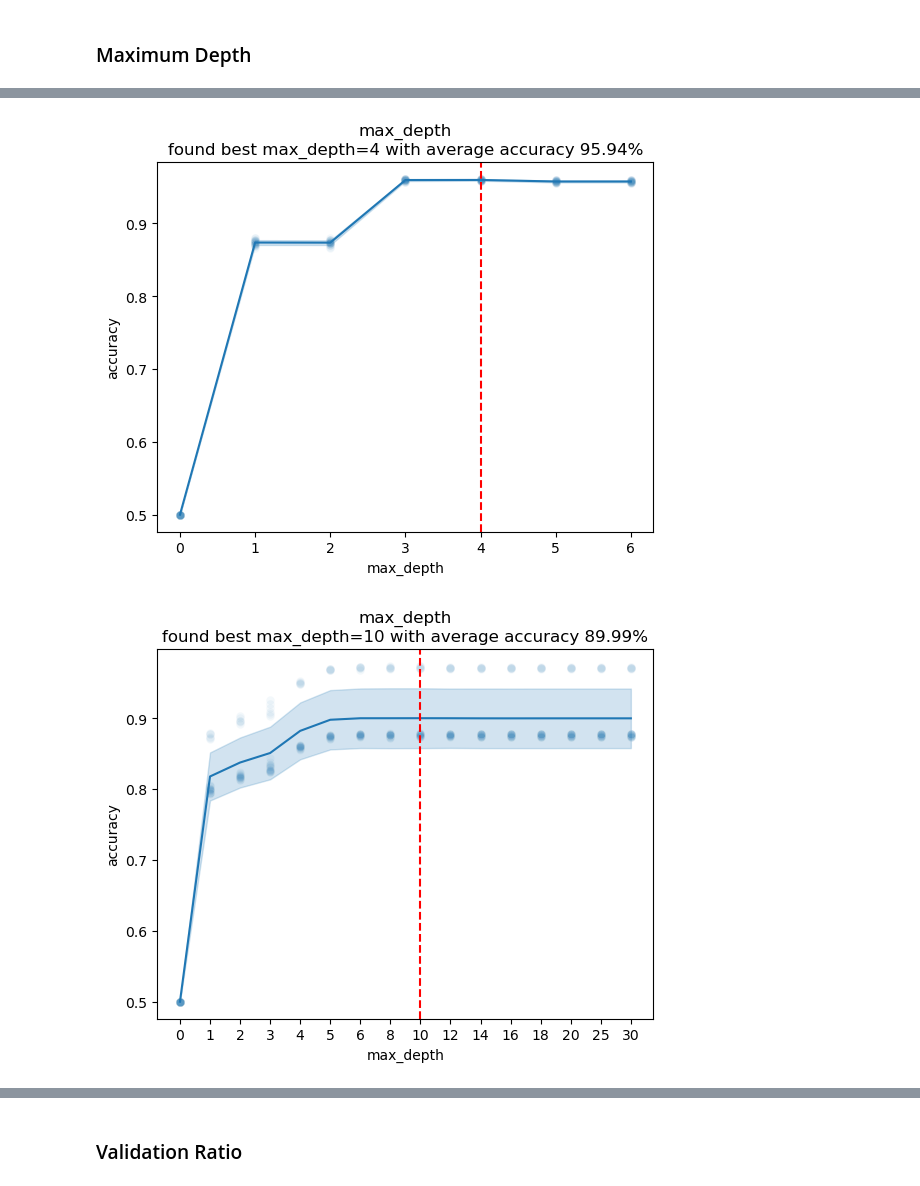
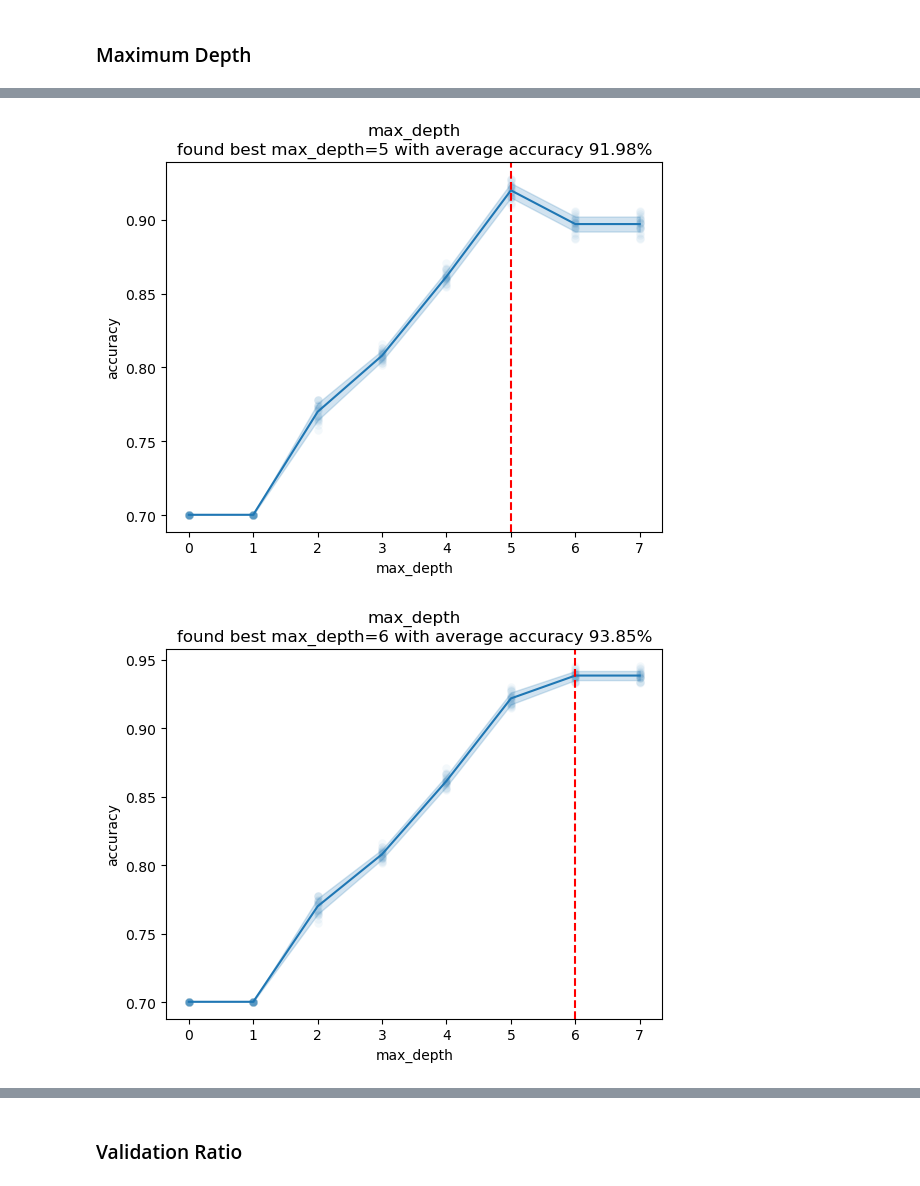
Before and after one commit to natijas/Classification-random-forest, a Jupyter notebook: src/UMA-analiza.ipynb, the cells around one changed output, grey strips where cells are left out. Cells and saved outputs as stored; diff of their text form; code cells hidden in the pictures.

```diff
--- a/src/UMA-analiza.ipynb
+++ b/src/UMA-analiza.ipynb
@@ -325,2 +329,5 @@ W ten sposób, mogłam zaimplementować konstruktory dla różnych algorytmów,
 # %% [markdown]
 ### Maximum Depth
+# %%
+df, columns = load_dataset('car')
+X, Y = df.drop(columns='target'), df['target']
@@ -326,0 +354,3 @@ W ten sposób, mogłam zaimplementować konstruktory dla różnych algorytmów,
+# %%
+for col in X.columns:
+    X[col] = [columns[col].index(x) for x in X[col]]
@@ -327,10 +375,13 @@ W ten sposób, mogłam zaimplementować konstruktory dla różnych algorytmów,
 # %%
 with Pool(24) as pool:
-    plot_factor_dependency(X, Y, id3_constructor, 'max_depth', range(7), {}, reps=24, pool=pool)
+    plot_factor_dependency(X, Y, id3_constructor, 'max_depth', range(8), {}, reps=24, pool=pool)
 # %% [output]
-[figure, old version]
+[figure, new version]
 # %%
 with Pool(24) as pool:
-    plot_factor_dependency(X, Y, c45_constructor, 'max_depth', [0, 1, 2, 3, 4, 5, 6, 8, 10, 12, 14, 16, 18, 20, 25, 30], {}, reps=24, pool=pool)
+    plot_factor_dependency(X, Y, c45_constructor, 'max_depth', [0 , 1, 2, 3, 4, 5, 6, 7,
+                                                                #8, 10, 12, 14, 16, 18, 20, 25, 30
+                                                               ],
+                           {'validation_ratio': 0, 'criterion': 'inf_gain'}, reps=24, pool=pool)
 # %% [output]
-[figure, old version]
+[figure, new version]
```
Also changed, not shown: parts of 21 cells of this notebook, 2 other files.
